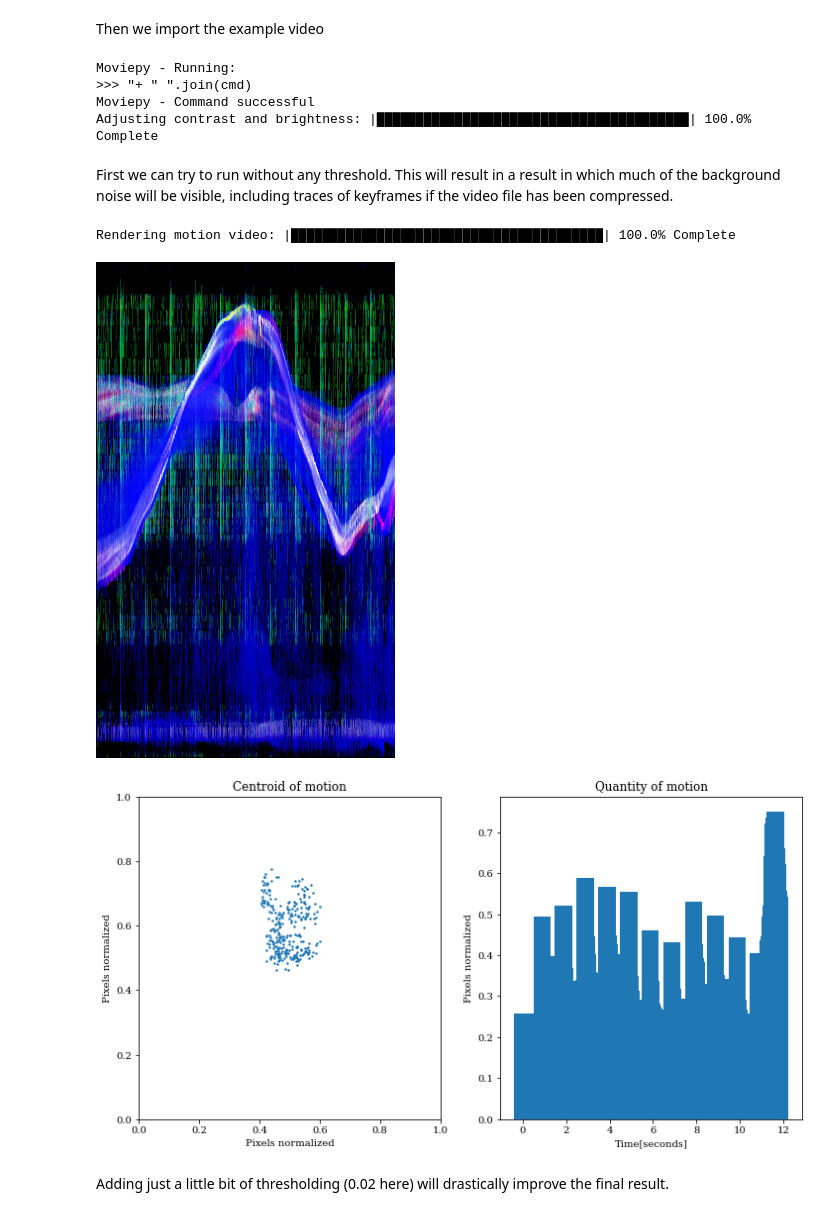
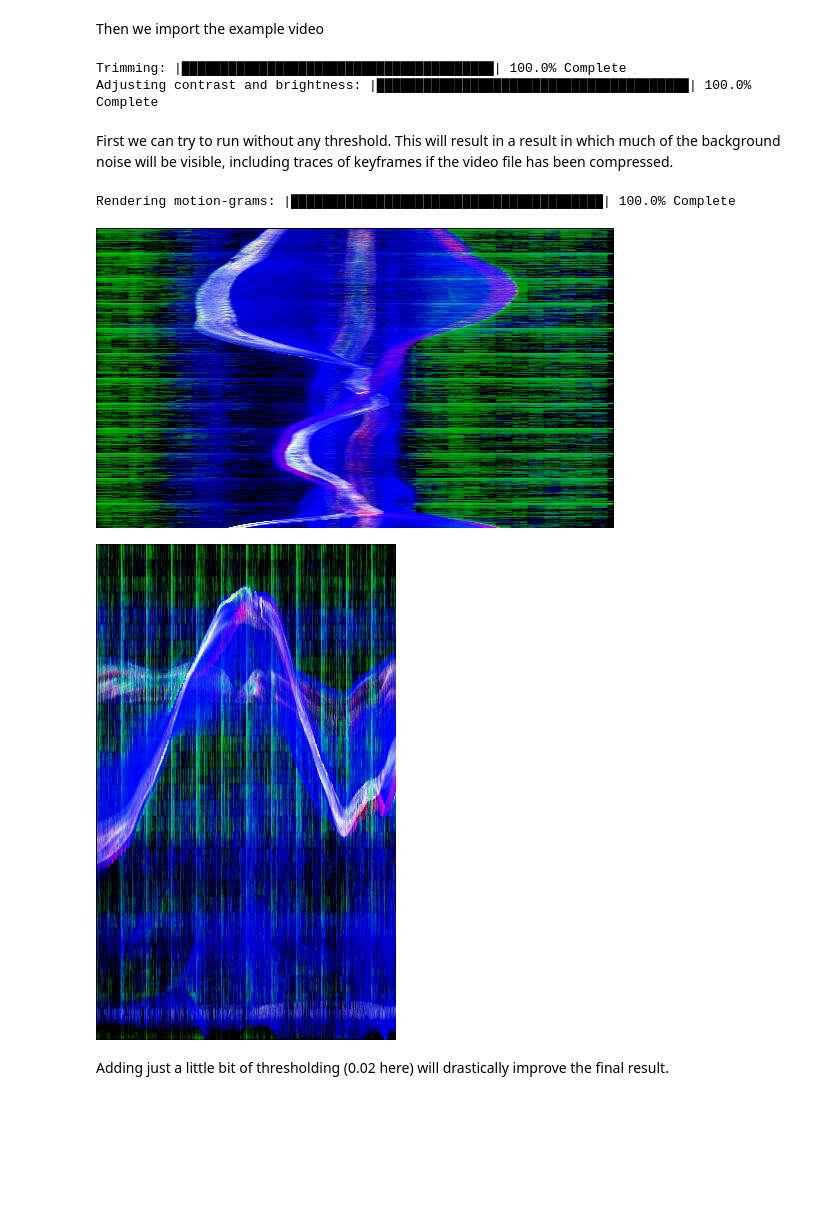
Before and after one commit to fourMs/MGT-python, a Jupyter notebook: musicalgestures/examples/Filtering.ipynb, the cells around one changed output. Drawn from its saved outputs; the diff is of its cells as text; code cells hidden in the pictures; blank space fills up the shorter version.

```diff
--- a/musicalgestures/examples/Filtering.ipynb
+++ b/musicalgestures/examples/Filtering.ipynb
@@ -8,21 +7,17 @@ from IPython.display import Image
 # %% [markdown]
 Then we import the example video
 # %%
-mg = musicalgestures.MgObject('dance.avi', starttime=3, endtime=15, skip=0, contrast=100, brightness=20)
+mg = musicalgestures.MgObject('../dance.avi', starttime=3, endtime=15, skip=0, contrast=100, brightness=20)
 # %% [output]
-Moviepy - Running:
->>> "+ " ".join(cmd)
-Moviepy - Command successful
+Trimming: |████████████████████████████████████████| 100.0% Complete
 Adjusting contrast and brightness: |████████████████████████████████████████| 100.0% Complete
 # %% [markdown]
 First we can try to run without any threshold. This will result in a result in which much of the background noise will be visible, including traces of keyframes if the video file has been compressed.
-# %%
-mg.motion(thresh=0)
-x = Image('dance_trim_cb_mgy.png')
-x
-# %% [output]
-Rendering motion video: |████████████████████████████████████████| 100.0% Complete
-[figure, removed]
-[figure, removed]
+# %%
+mg.motiongrams(thresh=0).show(mode='notebook')
+# %% [output]
+Rendering motion-grams: |████████████████████████████████████████| 100.0% Complete
+[figure, added]
+[figure, added]
 # %% [markdown]
 Adding just a little bit of thresholding (0.02 here) will drastically improve the final result.
```
Also changed, not shown: parts of 8 cells of this notebook.
